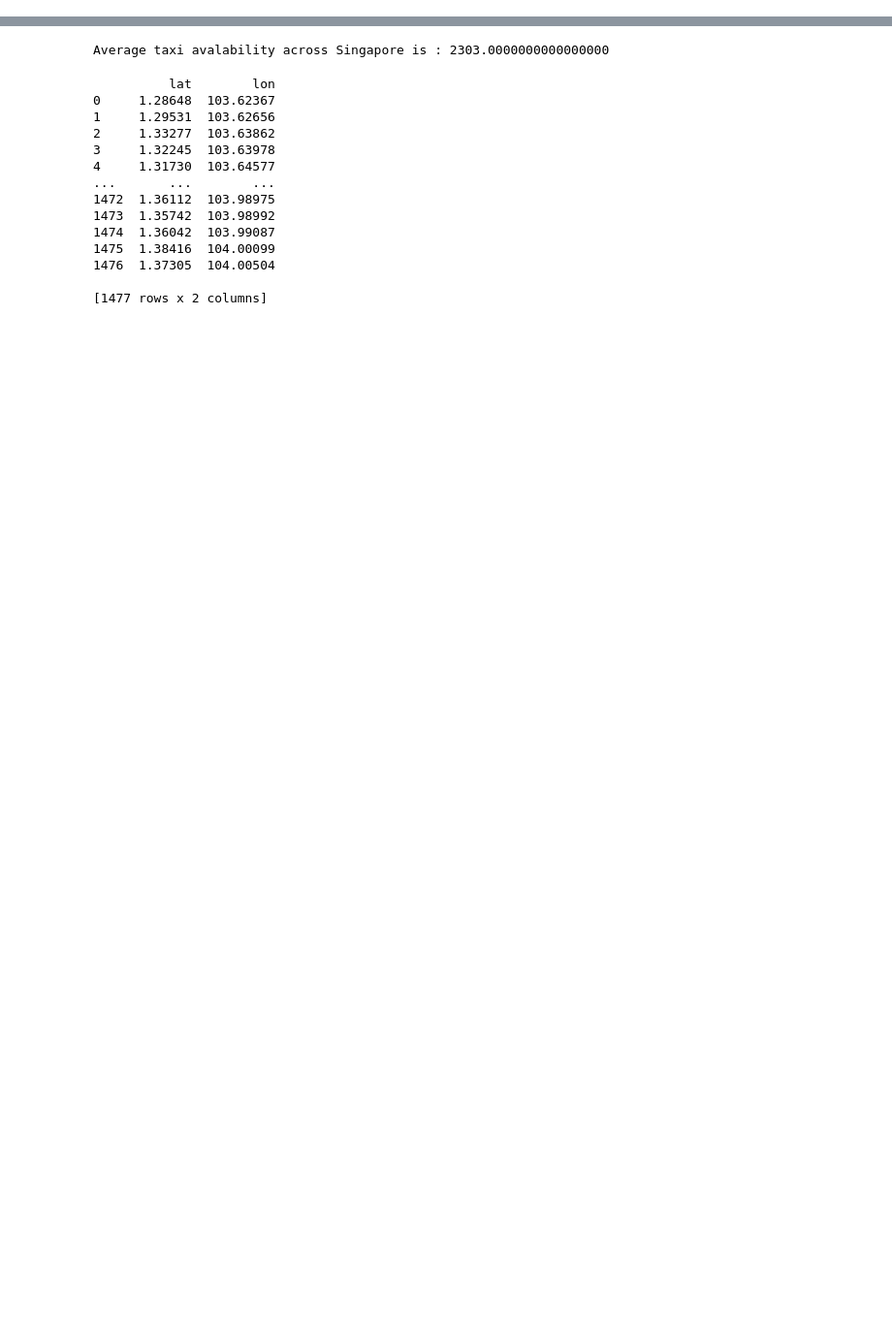
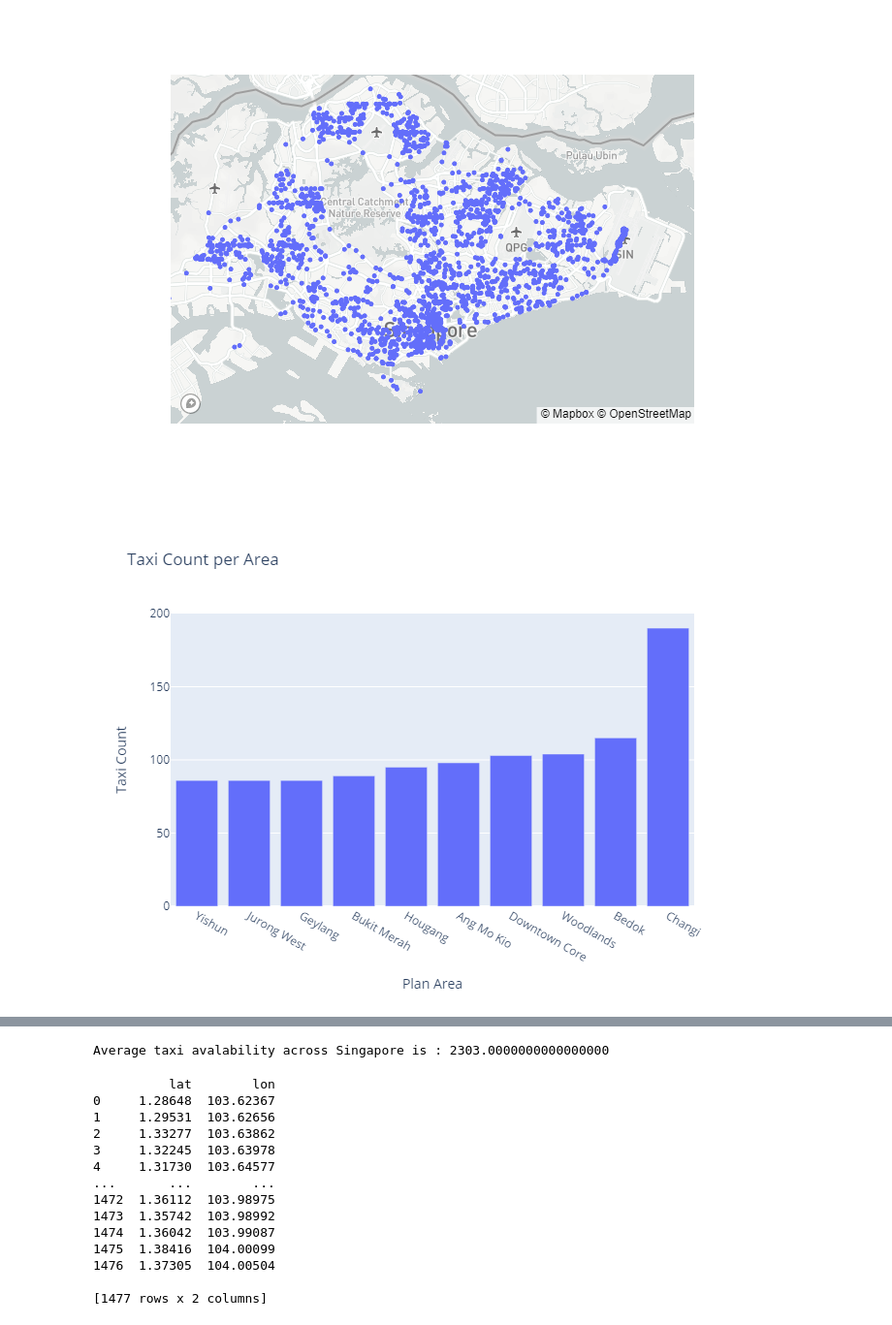
Before and after one commit to febrizky/taxi_availability, a Jupyter notebook: Jupyter File/show_data.ipynb, the cells around one changed output, grey strips where cells are left out. Shown at 97% size. Saved outputs shown, nothing was run; the diff lists cells and outputs as text; code cells hidden in the pictures; blank space fills up the shorter version.

```diff
--- a/Jupyter File/show_data.ipynb
+++ b/Jupyter File/show_data.ipynb
@@ -26,13 +26,14 @@ df_lat_lon = pd.DataFrame(sql_query, columns = ['lat', 'lon'])
 
 px.set_mapbox_access_token("pk.eyJ1Ijoic2hha2Fzb20iLCJhIjoiY2plMWg1NGFpMXZ5NjJxbjhlM2ttN3AwbiJ9.RtGYHmreKiyBfHuElgYq_w")
 fig = px.scatter_mapbox(df_lat_lon, lat="lat", lon="lon",  zoom=10)
-fig.show()
+fig.show("png")
 
 sql_query2 = pd.read_sql_query ('''
                                with cte as (
-select max(create_time) max_create_time from taxi_availability ta
+select max(create_time) max_create_time from taxi_availability_summary tas
 )
-select count(1) as taxi_count, plan_area from taxi_availability ta2, cte where ta2.create_time = max_create_time group by 2
+select taxi_count, plan_area from taxi_availability_summary tas2, cte where tas2.create_time = max_create_time and plan_area is not null
+
                                ''', conn)
 
 df_taxi_availability = pd.DataFrame(sql_query2, columns = ['taxi_count', 'plan_area'])
@@ -42,13 +43,13 @@ df_taxi_availability_max = df_taxi_availability.sort_values(by = 'taxi_count', a
 
 fig1 = px.bar(df_taxi_availability_max, x="plan_area", y="taxi_count", labels={'taxi_count':'Taxi Count', 'plan_area':'Plan Area'},
                   title="Taxi Count per Area").update_xaxes(categoryorder='total ascending')
-fig1.show()
+fig1.show("png")
 
 df_taxi_availability_min = df_taxi_availability.sort_values(by = 'taxi_count', ascending = True).head(10)
 
 fig2 = px.bar(df_taxi_availability_min, x="plan_area", y="taxi_count", labels={'taxi_count':'Taxi Count', 'plan_area':'Plan Area'},
                   title="Taxi Count per Area").update_xaxes(categoryorder='total ascending')
-fig2.show()
+fig2.show("png")
 
 sql_query3 = '''
                                 with cte as(
@@ -64,0 +63,2 @@ print('Average taxi avalability across Singapore is :', row['avg'])
+[figure, added]
+[figure, added]
```
Also changed, not shown: parts of 1 cell of this notebook, 1 other file.
